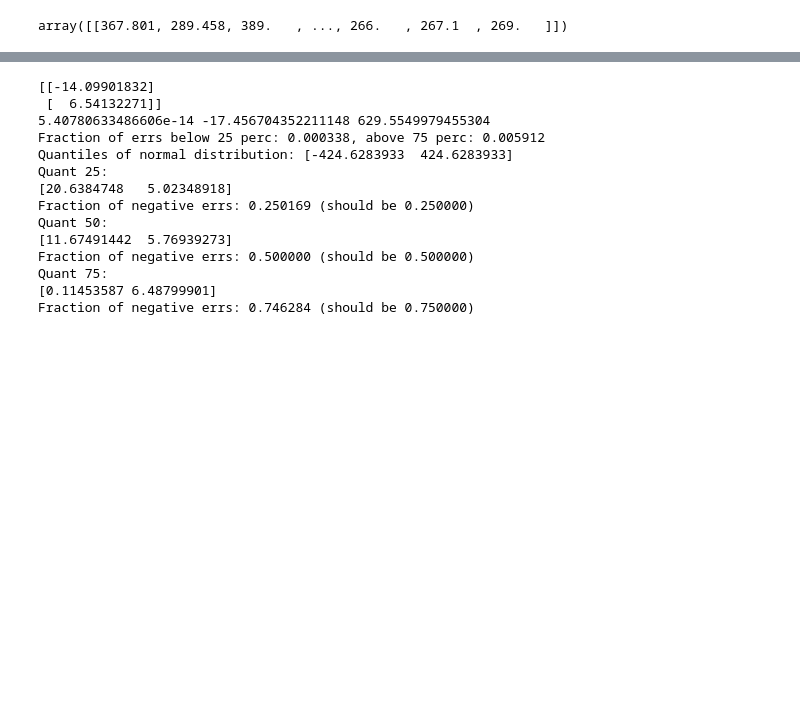
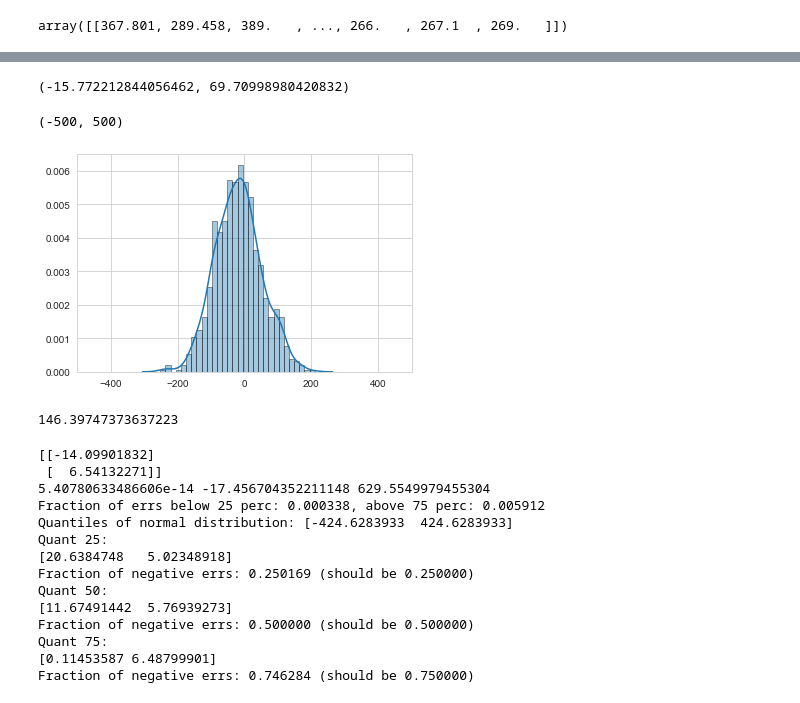
Before and after one commit to TheFebrin/DataScience, a Jupyter notebook: ML uni course/Assignment3/Assignment3.ipynb, the cells around one changed output, grey strips where cells are left out. Drawn from its saved outputs; the diff is of its cells as text; code cells hidden in the pictures; blank space fills up the shorter version.

```diff
--- a/ML uni course/Assignment3/Assignment3.ipynb
+++ b/ML uni course/Assignment3/Assignment3.ipynb
@@ -750,3 +774,24 @@ plt.plot(l, p(l), c='red')
+# %%
+# find mu and sigma
+mu = residuals.mean()
+sigma = np.sqrt(np.mean((residuals - mu) ** 2))
+mu, sigma
+# %% [output]
+(-15.772212844056462, 69.70998980420832)
+# %%
+# drawing from N(mu, sigma)
+X = np.random.normal(mu, sigma, 1000)
+sns.distplot(X, bins=30, hist_kws={'edgecolor' : 'black'})
+plt.xlim([-500, 500])
+# %% [output]
+(-500, 500)
+[figure, added]
+# %%
+# get 75 percentile of distribution
+# tells us that 75% of errors are < than 146.39
+sstats.norm.ppf(0.75, mu, sigma)
+# %% [output]
+146.39747373637223
 # %%
 # %% [output]
 [[-14.09901832]
```
Also changed, not shown: parts of 10 cells of this notebook.
